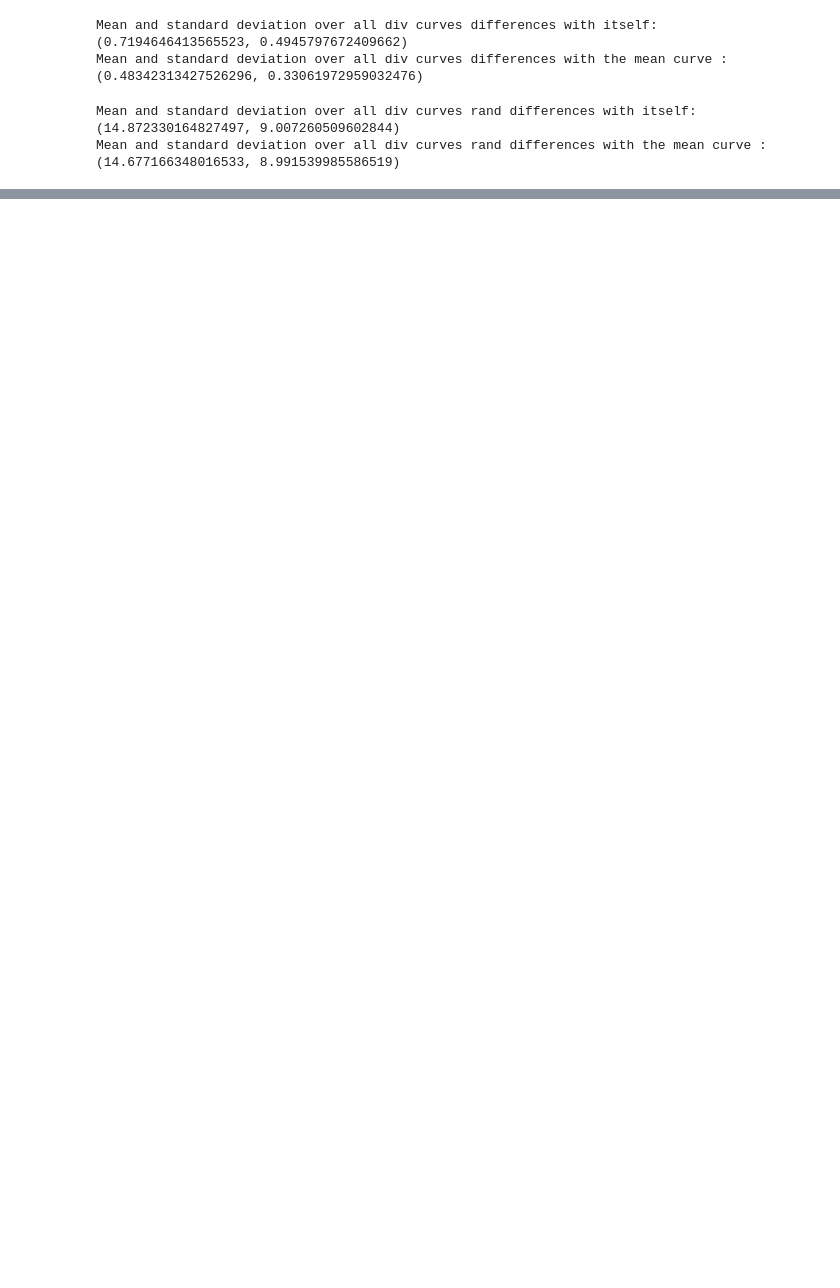
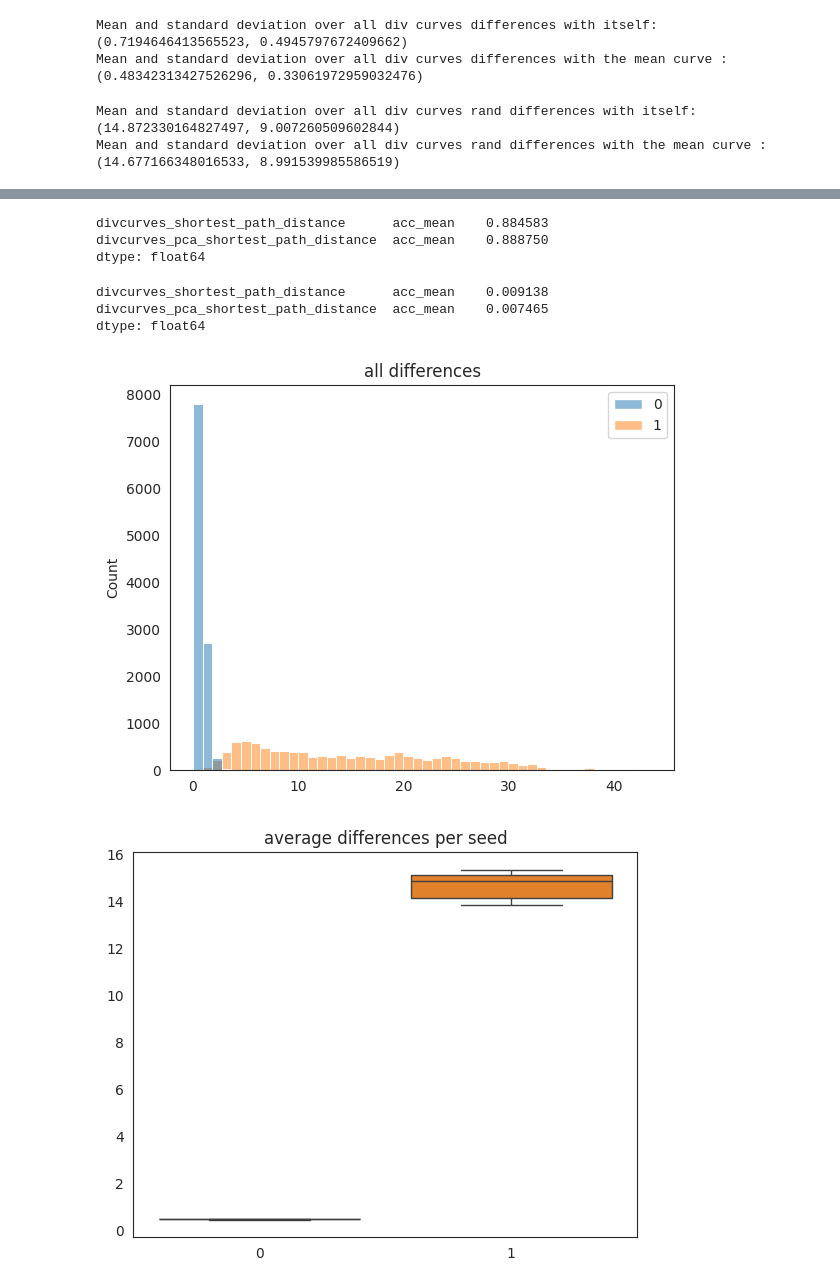
Before and after one commit to aidos-lab/diversity_curves, a Jupyter notebook: ablations/seed/seed_stability_dist.ipynb, the cells around one changed output, grey strips where cells are left out. Drawn from its saved outputs; the diff is of its cells as text; code cells hidden in the pictures; blank space fills up the shorter version.

```diff
--- a/simulations/ablation_distributions/seed_stability.ipynb
+++ b/ablations/seed/seed_stability_dist.ipynb
@@ -805,0 +864,39 @@ Mean and standard deviation over all div curves rand differences with the mean c
+# %%
+#mean over the mean accuracies
+mean_scores.apply(np.mean, axis=0)
+# %% [output]
+divcurves_shortest_path_distance      acc_mean    0.884583
+divcurves_pca_shortest_path_distance  acc_mean    0.888750
+dtype: float64
+# %%
+#standard deviation over the mean accuracies
+mean_scores.apply(np.std, axis=0)
+# %% [output]
+divcurves_shortest_path_distance      acc_mean    0.009138
+divcurves_pca_shortest_path_distance  acc_mean    0.007465
+dtype: float64
+# %%
+# plotting all differences, so n_seeds*len(G_nx) differences, between the
+# curves from different seeds and the mean curve over all seeds
+all_diffs_list = list(all_diffs.loc['same'])
+all_rand_diffs_list= list(all_diffs.loc['rand'])
+
+fig, ax = plt.subplots(ncols=1, nrows=1, figsize=(6.5,5))
+# sns.violinplot([all_diffs_model, all_rand_diffs_model])
+sns.histplot([all_diffs_list, all_rand_diffs_list])
+ax.set_title(f'all differences')
+# sns.boxplot([all_diffs_model, all_rand_diffs_model])
+
+#plotting the average mean distance over all graphs per seed, control rand is if we compare a graph to a randomly chosen other graph in the mean curve
+seed_diffs_list = list(seed_diffs.loc['same_mean'])
+seed_rand_diffs_list = list(seed_diffs.loc['rand_mean'])
+
+fig, ax = plt.subplots(ncols=1, nrows=1, figsize=(6.5,5))
+# sns.violinplot([avg_diffs_model, avg_rand_diffs_model])
+# sns.histplot([avg_diffs_model, avg_rand_diffs_model])
+sns.boxplot([seed_diffs_list, seed_rand_diffs_list])
+ax.set_title(f'average differences per seed')
+plt.show()
+# %% [output]
+[figure, added]
+[figure, added]
```
Also changed, not shown: parts of 18 cells of this notebook, 17 other files.
